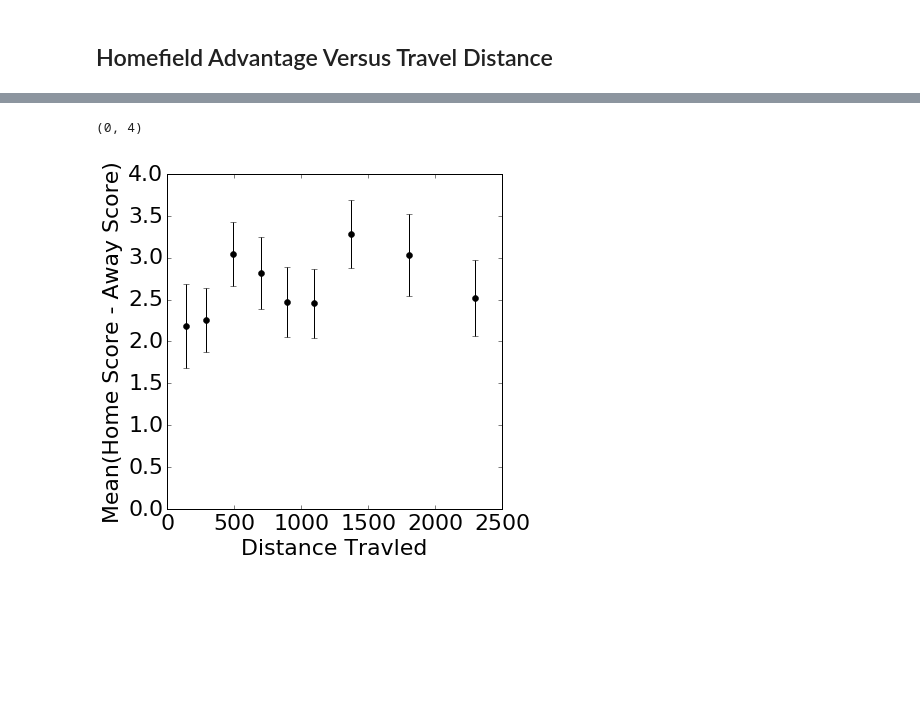
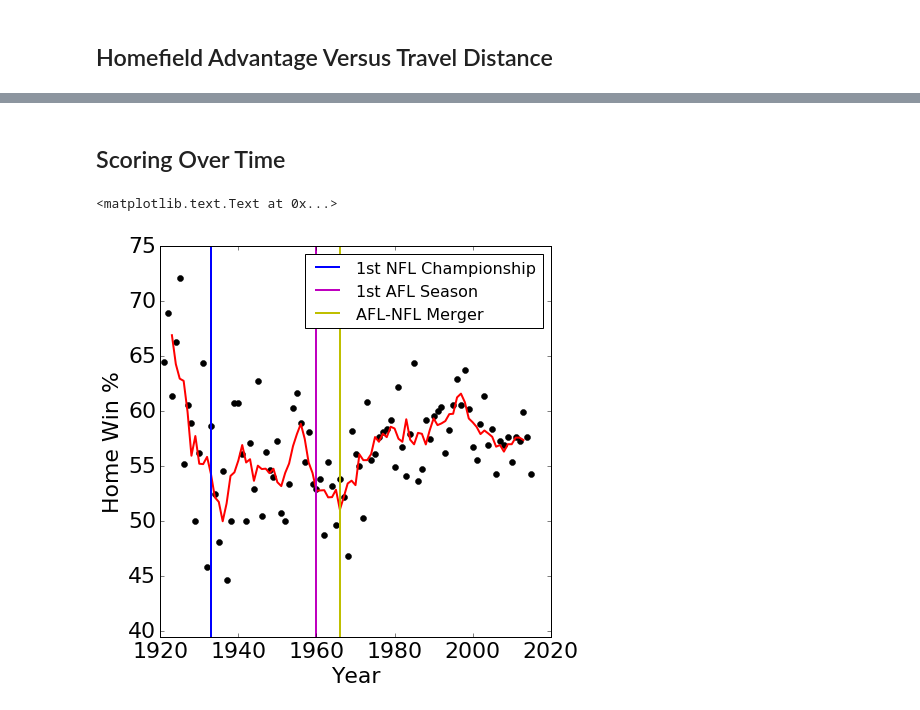
Before and after one commit to davidlundgren/NFLData, a Jupyter notebook: Demo.ipynb, the cells around one changed output, grey strips where cells are left out. Drawn from its saved outputs; the diff is of its cells as text; code cells hidden in the pictures; blank space fills up the shorter version.

```diff
--- a/Demo.ipynb
+++ b/Demo.ipynb
@@ -70,18 +20,0 @@ ylabel('Mean Score Diff (Home - Away)')
-# %%
-fig = plt.figure(num=None, figsize=(8, 8), dpi=80, facecolor='w', edgecolor='k')
-mpl.rcParams.update({'font.size': 22})
-scores['Abs(ScoreDiff)'] = np.abs(scores['ScoreDiff'])
-diffs = [scores[scores['Season'] == year]['Abs(ScoreDiff)'].mean() for year in np.arange(1921, 2016)]
-plt.plot(np.arange(1921, 2016), diffs, 'ko')
-ave_diffs = [scores[(scores['Season'] >= year - win_plus_minus) & \
-            (scores['Season'] <= year + win_plus_minus)]['Abs(ScoreDiff)'].mean() \
-             for year in win_range]
-plt.plot(win_range, ave_diffs, 'r-', linewidth=2)
-y_range = np.linspace(7.5, 18, 100)
-plt.plot(1933*np.ones_like(y_range), y_range, 'b-', linewidth=2, label='1st NFL Championship')
-plt.plot(1960*np.ones_like(y_range), y_range, 'm-', linewidth=2, label='1st AFL Season')
-plt.plot(1966*np.ones_like(y_range), y_range, 'y-', linewidth=2, label='AFL-NFL Merger')
-legend(fontsize=16)
-ylim([7.5, 18])
-xlabel('Year')
-ylabel('Mean Score Diff (Absolute Value)')
@@ -141,10 +45,29 @@ ylim([50, 62])
-# %%
-fig = plt.figure(num=None, figsize=(6, 6), dpi=80, facecolor='w', edgecolor='k')
-mpl.rcParams.update({'font.size': 22})
-plt.errorbar(dist_centers, dist_score_diffs, yerr=dist_score_diffs_err, fmt='ko')
-xlabel('Distance Travled')
-ylabel('Mean(Home Score - Away Score)')
-ylim([0, 4])
-# %% [output]
-(0, 4)
-[figure, removed]
+# %% [markdown]
+## Scoring Over Time
+# %%
+fig = plt.figure(num=None, figsize=(7, 7), dpi=80, facecolor='w', edgecolor='k')
+mpl.rcParams.update({'font.size': 22})
+home_win_per = 100. * \
+np.array([scores[(scores['Season'] == year) & (scores['ScoreDiff'] > 0)]['ScoreDiff'].count()/\
+ scores[scores['Season'] == year]['ScoreDiff'].count() for year in np.arange(1921, 2016)])
+plot(np.arange(1921, 2016), home_win_per, 'ko')
+ave_win = 5
+win_plus_minus = (ave_win - 1)//2
+win_range = np.arange(1921 + win_plus_minus, 2016 - win_plus_minus)
+ave_home_win_per = 100. * \
+np.array([scores[(scores['Season'] >= year - win_plus_minus) & \
+        (scores['Season'] <= year + win_plus_minus) & (scores['ScoreDiff'] > 0)]['ScoreDiff'].count()/\
+ scores[(scores['Season'] >= year - win_plus_minus) & \
+        (scores['Season'] <= year + win_plus_minus)]['ScoreDiff'].count() for year in win_range])
+plt.plot(win_range, ave_home_win_per, 'r-', linewidth=2)
+y_range = np.linspace(39.5, 75, 100)
+plt.plot(1933*np.ones_like(y_range), y_range, 'b-', linewidth=2, label='1st NFL Championship')
+plt.plot(1960*np.ones_like(y_range), y_range, 'm-', linewidth=2, label='1st AFL Season')
+plt.plot(1966*np.ones_like(y_range), y_range, 'y-', linewidth=2, label='AFL-NFL Merger')
+legend(fontsize=16)
+ylim([39.5, 75])
+xlabel('Year')
+ylabel('Home Win %')
+# %% [output]
+<matplotlib.text.Text at 0x...>
+[figure, added]
```
Also changed, not shown: parts of 10 cells of this notebook.
